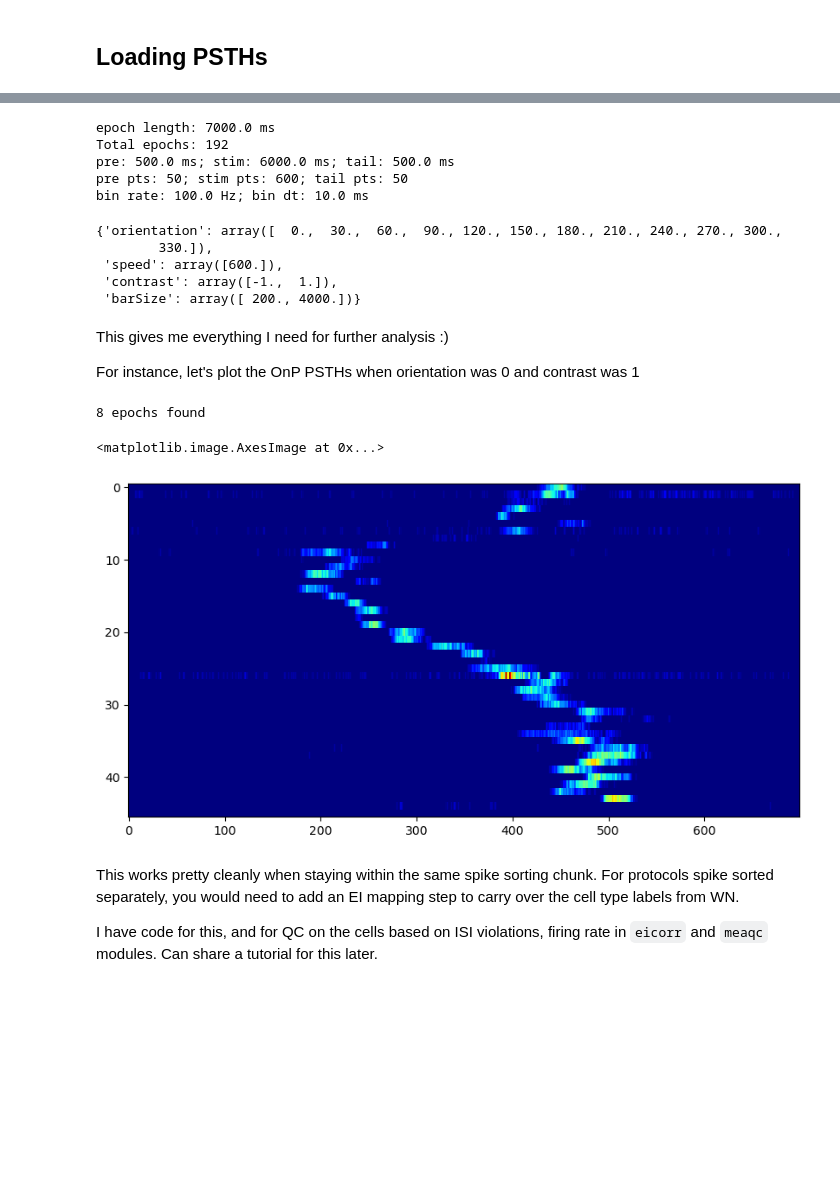
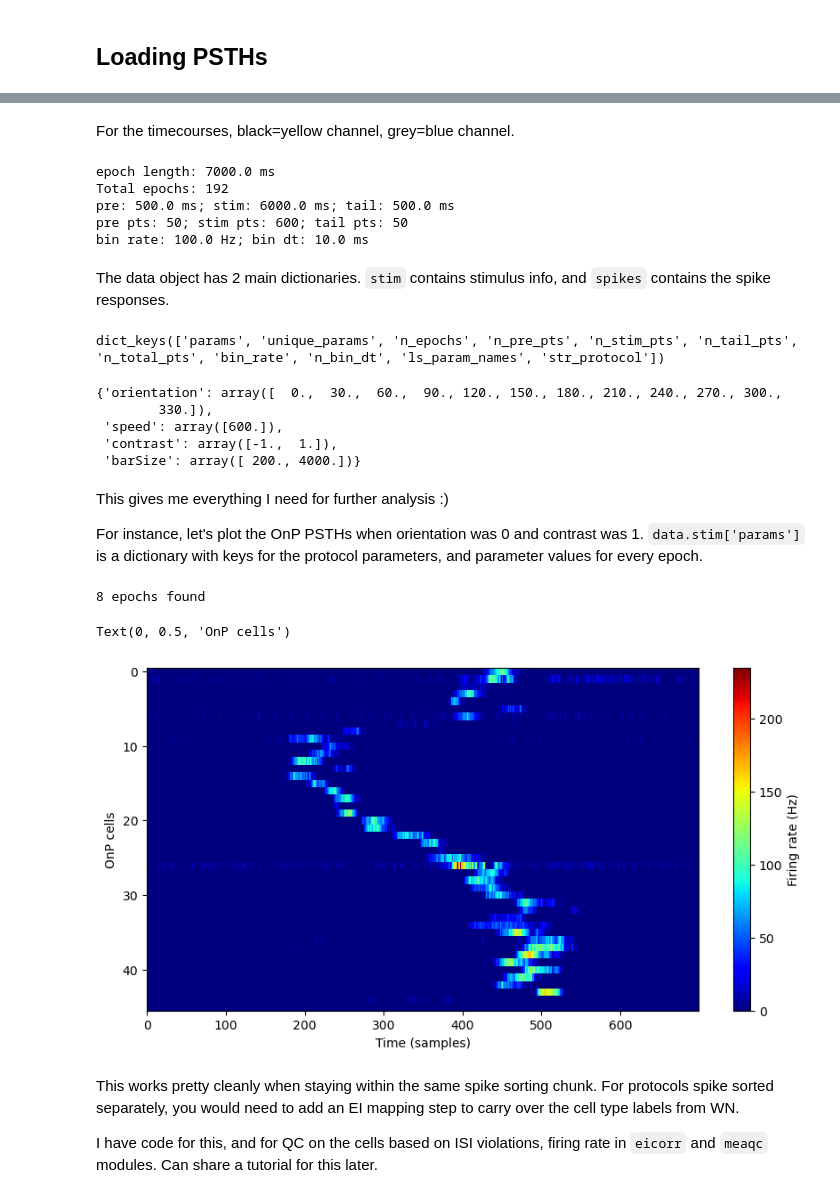
Before and after one commit to vmr160030/datajoint, a Jupyter notebook: nbs/202503_tutorial.ipynb, the cells around one changed output, grey strips where cells are left out. Saved outputs shown, nothing was run; the diff lists cells and outputs as text; code cells hidden in the pictures; blank space fills up the shorter version.

```diff
--- a/nbs/202503_tutorial.ipynb
+++ b/nbs/202503_tutorial.ipynb
@@ -228,5 +179,3 @@ Plot mosaics for queried datasets. Just plotting first 3 for illustration.
 # %%
-import importlib
-importlib.reload(dju)
-df_data = dju.mosaics_from_typing(df_ct.loc[:1], df_meta.loc[:1])
+df_ct_meta = dju.mosaics_from_typing(df_ct.loc[:1], df_meta.loc[:1])
 # %% [output]
@@ -256,12 +204,14 @@ df_data
 # %%
-str_protocol = 'movingchromaticbar'
-importlib.reload(dju)
-importlib.reload(so)
 tfid = 5
-print(str_protocol)
-data = dju.mea_data_from_meta(df_data[df_data['typing_file_id'] == tfid], ls_cell_types=['OffP', 'OffM', 'OnP', 'OnM', 'SBC', 'Amacrine'])
+
+data = dju.mea_data_from_meta(df_ct_meta[df_ct_meta['typing_file_id'] == tfid], ls_cell_types=['OffP', 'OffM', 'OnP', 'OnM', 'SBC', 'Amacrine'])
+
+# Load STA RF fits
+data.load_sta_from_params()
+
+# Load protocol PSTH with associated stimulus parameters. These correspond to parameters in the Symphony matlab protocol file.
 ls_param_names = ['orientation', 'speed', 'contrast', 'barSize']
 bin_rate = 100.0
-data.load_sta_from_params()
+str_protocol = 'movingchromaticbar'
 data.load_psth(str_protocol, ls_param_names, bin_rate)
 # %% [output]
@@ -281,3 +236,5 @@ Loaded ISI for 859 cells.
+# %% [markdown]
+For the timecourses, black=yellow channel, grey=blue channel.
 # %%
 data.print_stim_summary()
 # %% [output]
@@ -286,6 +243,12 @@ Total epochs: 192
 pre: 500.0 ms; stim: 6000.0 ms; tail: 500.0 ms
 pre pts: 50; stim pts: 600; tail pts: 50
 bin rate: 100.0 Hz; bin dt: 10.0 ms
+# %% [markdown]
+The data object has 2 main dictionaries. `stim` contains stimulus info, and `spikes` contains the spike responses.
+# %%
+data.stim.keys()
+# %% [output]
+dict_keys(['params', 'unique_params', 'n_epochs', 'n_pre_pts', 'n_stim_pts', 'n_tail_pts', 'n_total_pts', 'bin_rate', 'n_bin_dt', 'ls_param_names', 'str_protocol'])
 # %%
 data.stim['unique_params']
 # %% [output]
@@ -297,7 +260,7 @@ data.stim['unique_params']
 # %% [markdown]
 This gives me everything I need for further analysis :)
 
-For instance, let's plot the OnP PSTHs when orientation was 0 and contrast was 1
+For instance, let's plot the OnP PSTHs when orientation was 0 and contrast was 1. `data.stim['params']` is a dictionary with keys for the protocol parameters, and parameter values for every epoch.
 # %%
 contrast = 1.0
 orientation = 0.0
@@ -308,15 +271,18 @@ print(f'{len(epochs)} epochs found')
 # %%
 str_cell_type = 'OnP'
 cell_ids = data.get_type_ids(str_cell_type)
 
 psth = [data.spikes['spike_dict'][id][epochs].mean(axis=0) for id in cell_ids]
 psth = np.array(psth)
 
 f, ax = plt.subplots(1, 1, figsize=(10, 5))
-ax.imshow(psth, aspect='auto', cmap='jet', interpolation='none')
+im=ax.imshow(psth, aspect='auto', cmap='jet', interpolation='none')
+plt.colorbar(im, label='Firing rate (Hz)')
+ax.set_xlabel('Time (samples)')
+ax.set_ylabel(f'{str_cell_type} cells')
 # %% [output]
-<matplotlib.image.AxesImage at 0x...>
+Text(0, 0.5, 'OnP cells')
-[figure, old version]
+[figure, new version]
 # %% [markdown]
 This works pretty cleanly when staying within the same spike sorting chunk. For protocols spike sorted separately, you would need to add an EI mapping step to carry over the cell type labels from WN.
 
```
Also changed, not shown: parts of 19 cells of this notebook.
